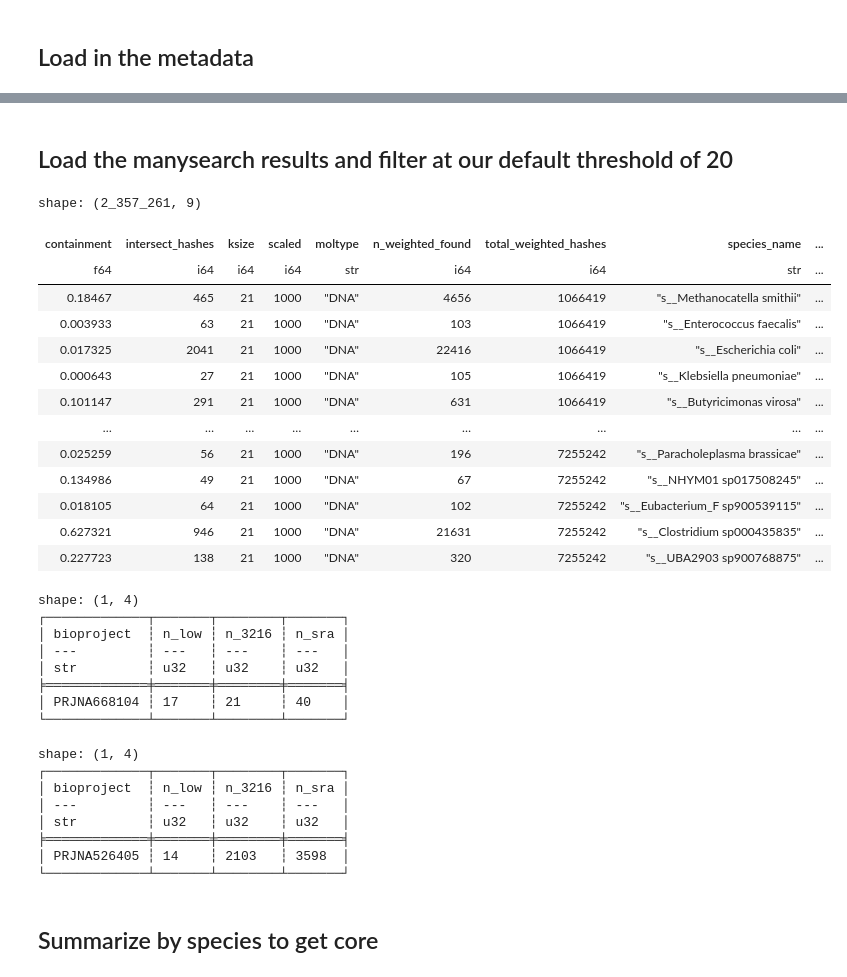
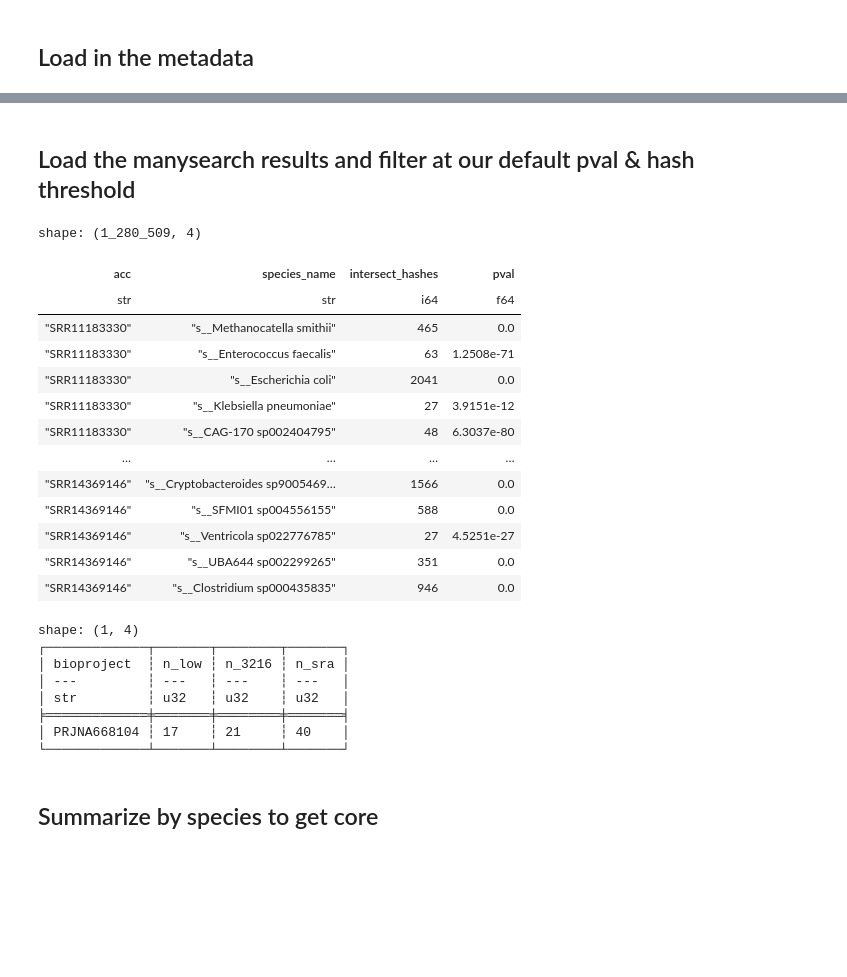
Before and after one commit to dib-lab/2026-pancoding-core, a Jupyter notebook: notebooks/explore-manysearch-missing-core.ipynb, the cells around one changed output, grey strips where cells are left out. Drawn from its saved outputs; the diff is of its cells as text; code cells hidden in the pictures; blank space fills up the shorter version.

```diff
--- a/notebooks/explore-manysearch-missing-core.ipynb
+++ b/notebooks/explore-manysearch-missing-core.ipynb
@@ -5,6 +5,9 @@ import polars as pl
 from io import StringIO
 # %%
 CORE_NAMES = [ x.strip() for x in open('../inputs.branchwater/names.list') ]
+
+INTERSECT_THRESHOLD=20
+PVAL_THRESHOLD=1e-6
 # %% [markdown]
 ## Load in the metadata
 # %%
@@ -21,35 +24,34 @@ shape: (1, 67)
 | str | list[str] | str | str | i64 | str | str | list[str] | ... |
 | "27" | [] | "SRR28523869" | "WGS" | 5336 | "PRJNA1095378" | "SAMN40717046" | ["MIMARKS.survey", "MIGS/MIMS/MIM... | ... |
 # %% [markdown]
-## Load the manysearch results and filter at our default threshold of 20
+## Load the manysearch results and filter at our default pval & hash threshold
 # %%
 df = (
-    pl.scan_parquet('../outputs.cds3/pq/mag+gtdb.cds3.x.3216.manysearch.parquet')
-    .filter(pl.col('intersect_hashes') >= 20)
+    pl.scan_parquet('../outputs.cds3/mag+gtdb.cds3.x.3216.filtered.pvals.parquet')
+    .filter(pl.col('pval') <= PVAL_THRESHOLD)
+    .filter(pl.col('intersect_hashes') >= INTERSECT_THRESHOLD)
     .with_columns(
         species_name=pl.col('query_name').str.split(' ').list.slice(1, 2).list.join( " "),
         acc=pl.col('match_name'),
     )
-    .drop(['match_name', 'match_md5', 'query_md5', 'query_name',
-           'jaccard', 'max_containment', 'average_abund', 'median_abund', 'std_abund',
-          'query_containment_ani', 'match_containment_ani', 'average_containment_ani', 'max_containment_ani'])
+    .select(['acc', 'species_name', 'intersect_hashes', 'pval'])
 ).collect()
 df
 # %% [output]
-shape: (2_357_261, 9)
+shape: (1_280_509, 4)
-| containment | intersect_hashes | ksize | scaled | moltype | n_weighted_found | total_weighted_hashes | species_name | ... |
-| f64 | i64 | i64 | i64 | str | i64 | i64 | str | ... |
-| 0.18467 | 465 | 21 | 1000 | "DNA" | 4656 | 1066419 | "s__Methanocatella smithii" | ... |
-| 0.003933 | 63 | 21 | 1000 | "DNA" | 103 | 1066419 | "s__Enterococcus faecalis" | ... |
-| 0.017325 | 2041 | 21 | 1000 | "DNA" | 22416 | 1066419 | "s__Escherichia coli" | ... |
-| 0.000643 | 27 | 21 | 1000 | "DNA" | 105 | 1066419 | "s__Klebsiella pneumoniae" | ... |
-| 0.101147 | 291 | 21 | 1000 | "DNA" | 631 | 1066419 | "s__Butyricimonas virosa" | ... |
-| … | … | … | … | … | … | … | … | ... |
-| 0.025259 | 56 | 21 | 1000 | "DNA" | 196 | 7255242 | "s__Paracholeplasma brassicae" | ... |
-| 0.134986 | 49 | 21 | 1000 | "DNA" | 67 | 7255242 | "s__NHYM01 sp017508245" | ... |
-| 0.018105 | 64 | 21 | 1000 | "DNA" | 102 | 7255242 | "s__Eubacterium_F sp900539115" | ... |
-| 0.627321 | 946 | 21 | 1000 | "DNA" | 21631 | 7255242 | "s__Clostridium sp000435835" | ... |
-| 0.227723 | 138 | 21 | 1000 | "DNA" | 320 | 7255242 | "s__UBA2903 sp900768875" | ... |
+| acc | species_name | intersect_hashes | pval |
+| str | str | i64 | f64 |
+| "SRR11183330" | "s__Methanocatella smithii" | 465 | 0.0 |
+| "SRR11183330" | "s__Enterococcus faecalis" | 63 | 1.2508e-71 |
+| "SRR11183330" | "s__Escherichia coli" | 2041 | 0.0 |
+| "SRR11183330" | "s__Klebsiella pneumoniae" | 27 | 3.9151e-12 |
+| "SRR11183330" | "s__CAG-170 sp002404795" | 48 | 6.3037e-80 |
+| … | … | … | … |
+| "SRR14369146" | "s__Cryptobacteroides sp9005469… | 1566 | 0.0 |
+| "SRR14369146" | "s__SFMI01 sp004556155" | 588 | 0.0 |
+| "SRR14369146" | "s__Ventricola sp022776785" | 27 | 4.5251e-27 |
+| "SRR14369146" | "s__UBA644 sp002299265" | 351 | 0.0 |
+| "SRR14369146" | "s__Clostridium sp000435835" | 946 | 0.0 |
 # %%
 # Do some nice reporting out of samples belong to a particular bioproject
 
@@ -107,17 +109,6 @@ shape: (1, 4)
 ╞═════════════╪═══════╪════════╪═══════╡
 │ PRJNA668104 ┆ 17    ┆ 21     ┆ 40    │
 └─────────────┴───────┴────────┴───────┘
-# %%
-reporter.report('PRJNA526405')
-# %% [output]
-shape: (1, 4)
-┌─────────────┬───────┬────────┬───────┐
-│ bioproject  ┆ n_low ┆ n_3216 ┆ n_sra │
-│ ---         ┆ ---   ┆ ---    ┆ ---   │
-│ str         ┆ u32   ┆ u32    ┆ u32   │
-╞═════════════╪═══════╪════════╪═══════╡
-│ PRJNA526405 ┆ 14    ┆ 2103   ┆ 3598  │
-└─────────────┴───────┴────────┴───────┘
 # %% [markdown]
 ## Summarize by species to get core
 # %%
```
Also changed, not shown: parts of 19 cells of this notebook, 11 other files.
